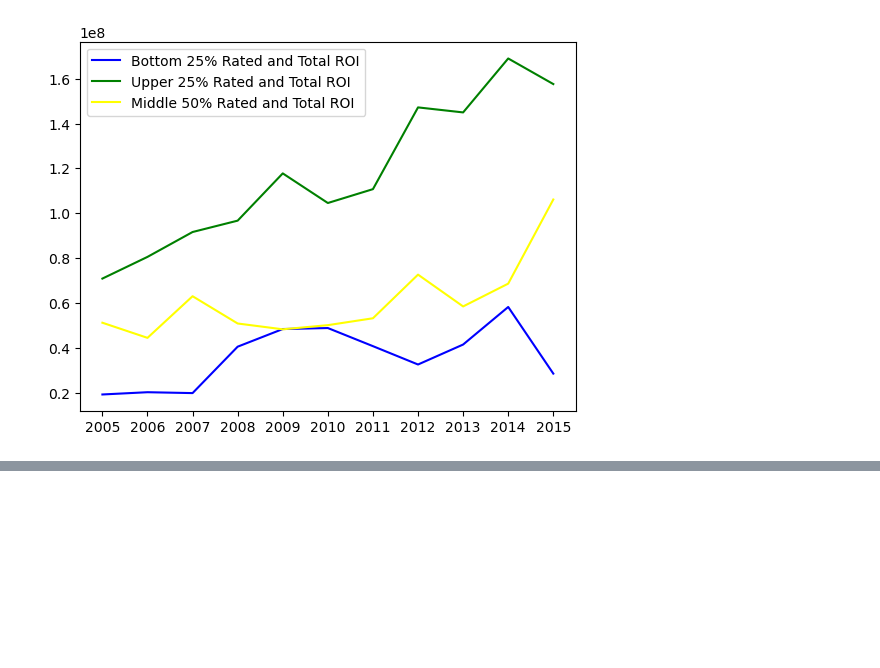
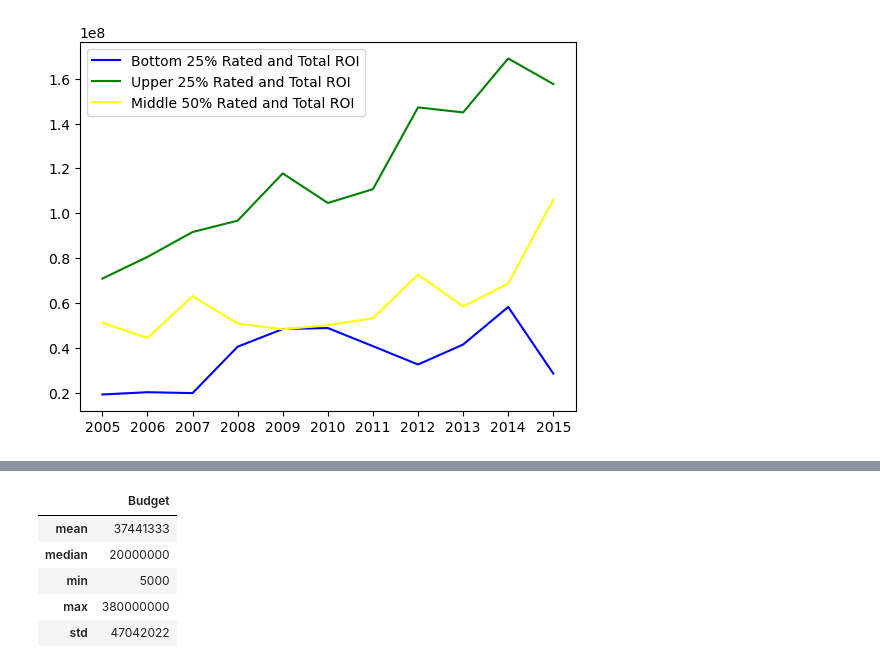
Before and after one commit to Robotrousers/Group1Proj1, a Jupyter notebook: new_ratings.ipynb, the cells around one changed output, grey strips where cells are left out. Saved outputs shown, nothing was run; the diff lists cells and outputs as text; code cells hidden in the pictures; blank space fills up the shorter version.

```diff
--- a/new_ratings.ipynb
+++ b/new_ratings.ipynb
@@ -360,0 +401,10 @@ plt.show()
+# %%
+budget_center = movie_data_df.agg({'Budget': ['mean', 'median', 'min', 'max', 'std']})
+budget_center
+# %% [output]
+|  | Budget |
+| mean | 37441333 |
+| median | 20000000 |
+| min | 5000 |
+| max | 380000000 |
+| std | 47042022 |
```
Also changed, not shown: parts of 9 cells of this notebook, 1 other file.
